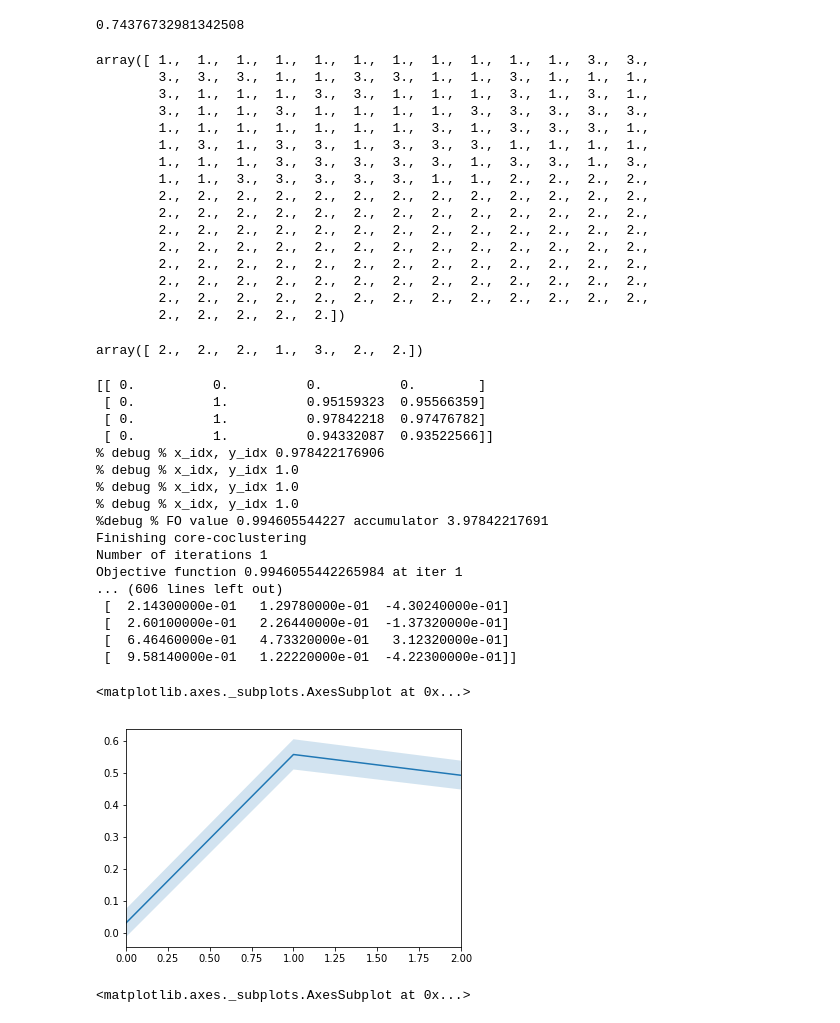
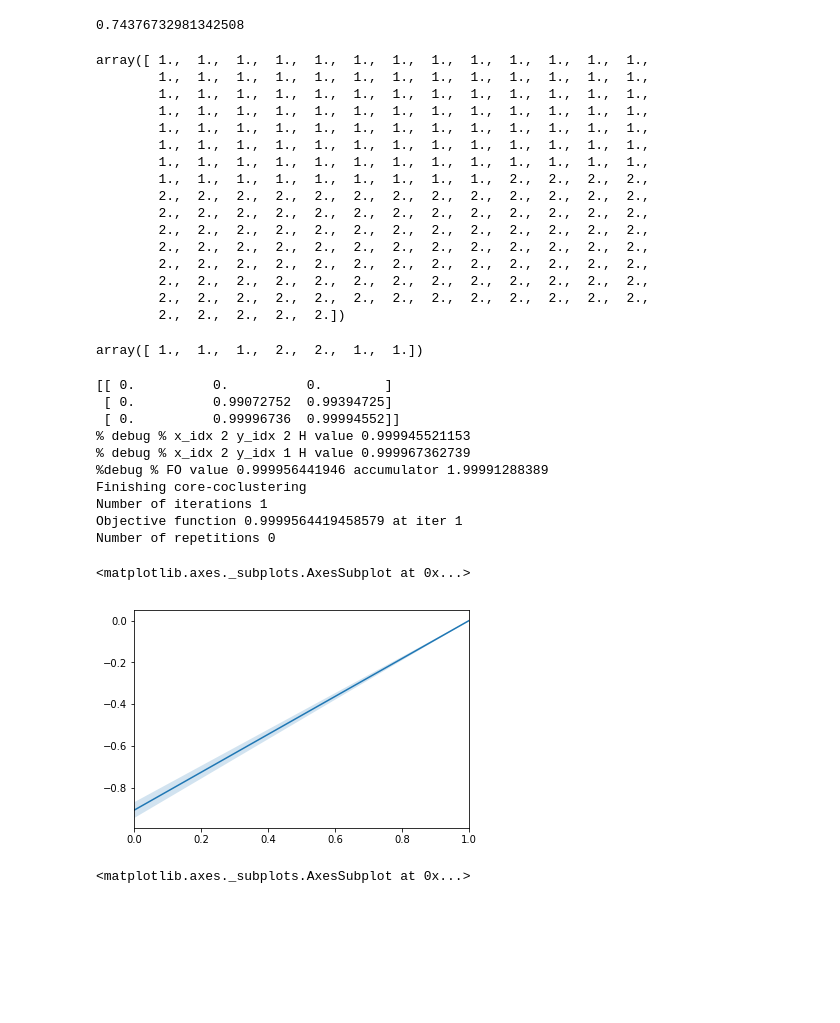
Before and after one commit to josechudev/GeneExpressionBiClustering, a Jupyter notebook: Notebooks/3.1 RAPOOC Test.ipynb, the cells around one changed output. Cells and saved outputs as stored; diff of their text form; code cells hidden in the pictures; blank space fills up the shorter version.

```diff
--- a/Notebooks/3.1 RAPOOC Test.ipynb
+++ b/Notebooks/3.1 RAPOOC Test.ipynb
@@ -65,11 +65,13 @@ class PairBasedCoherence(object):
 
     @property
     def HP(self):
-        if self._HP is None:
+        if self._HP is None and self._J>1:
             # print("Calculating Pair based coherence..")
             self._HP = self._compute_HP_()
             # print("Paired based coherence value: " + str(self._HP))
-        return self._HP
+            return self._HP
+        else:
+            return 0
 
     def _compute_HP_(self):
         HP = 0
@@ -98,7 +100,7 @@ $$
 H_{1}(I,J,X,z) =H_{0}(I,J,X) \cdot \frac{(I-1)}{(I+1)} + \frac{|2|}{(I)(I+1)} \cdot \sum_{x \epsilon X} {h(x,z,J)}
 $$
 # %%
-data = pd.read_csv('TestData/SimulatedDataCoherence/LowCoherenceMix.csv',header=None)
+data = pd.read_csv('TestData/SimulatedDataCoherence/HighCoherenceMix.csv',header=None)
 data = (data - 0.5) * 2.0
 # %%
 PairBasedCoherence(data).HP
@@ -246,7 +248,7 @@ class Rapooc_test(object):
 
         acc=0
         for x, y, in zip(x_idx, y_idx):
-            print("% debug % x_idx, y_idx " + str(self._cluster_H_values[x][y]))
+            print("% debug % x_idx " + str(x) +" y_idx " +str(y) + " H value "+ str(self._cluster_H_values[x][y]))
             acc += self._cluster_H_values[x][y]
 
         print("%debug % FO value " + str(acc/self._K) + " accumulator "+str(acc))
@@ -278,13 +280,13 @@ class Rapooc_test(object):
             # break conditions
             if (math.fabs(1 - objective_function) < 0.2):
                 break
-
+            """
             if(math.fabs(objective_function - of_last_value) > 0.001):
                 of_last_value = objective_function
                 n_repetitions = 0
             else:
                 n_repetitions += 1
-
+            """
             n_iterations += 1
 
         self._rho = best_rows
@@ -293,13 +295,13 @@ class Rapooc_test(object):
         print("Number of iterations " + str(n_iterations))
         print("Objective function " + str(math.fabs(best_OF)) + " at iter " +str(best_iter))
         print("Number of repetitions " + str(n_repetitions))
-        # '''
+        '''
         for i in range(1,int(max(self._rho) + 1)):
             for j in range (1, int(max(self._gamma) + 1)):
                 print("% debug % cluster i " + str(i) + " cluster j " + str(j))
                 print(self._D[np.ix_(np.where(self._rho == i)[0],
                                                               np.where(self._gamma == j)[0])])
-        # '''
+        '''
 
         # ax = sns.tsplot(data= self._D[np.ix_(np.where(self._rho == 1)[0],np.where(self._gamma == 2)[0])]
                                 # , err_style="unit_traces")
@@ -321,7 +323,7 @@ class Rapooc_test(object):
 
         actual_coherence = 0
         previous_cluster = mapping_array[index]
-        if (list(mapping_array).count(previous_cluster) < 4):
+        if (list(mapping_array).count(previous_cluster) <= 2):
             return
         prev_coherence = PairBasedCoherence(data[np.where(mapping_array == previous_cluster)]).HP
 
@@ -358,20 +360,20 @@ class Rapooc_test(object):
 
         return best_cluster, best_coherence
 # %%
-rapooc = Rapooc_test(data,3,3,4)
+rapooc = Rapooc_test(data,2,2,2)
 # %%
 rapooc.initialize()
 # %%
 rapooc.rho
 # %% [output]
-array([ 1.,  1.,  1.,  1.,  1.,  1.,  1.,  1.,  1.,  1.,  1.,  3.,  3.,
-        3.,  3.,  3.,  1.,  1.,  3.,  3.,  1.,  1.,  3.,  1.,  1.,  1.,
-        3.,  1.,  1.,  1.,  3.,  3.,  1.,  1.,  1.,  3.,  1.,  3.,  1.,
-        3.,  1.,  1.,  3.,  1.,  1.,  1.,  1.,  3.,  3.,  3.,  3.,  3.,
-        1.,  1.,  1.,  1.,  1.,  1.,  1.,  3.,  1.,  3.,  3.,  3.,  1.,
-        1.,  3.,  1.,  3.,  3.,  1.,  3.,  3.,  3.,  1.,  1.,  1.,  1.,
-        1.,  1.,  1.,  3.,  3.,  3.,  3.,  3.,  1.,  3.,  3.,  1.,  3.,
-        1.,  1.,  3.,  3.,  3.,  3.,  3.,  1.,  1.,  2.,  2.,  2.,  2.,
+array([ 1.,  1.,  1.,  1.,  1.,  1.,  1.,  1.,  1.,  1.,  1.,  1.,  1.,
+        1.,  1.,  1.,  1.,  1.,  1.,  1.,  1.,  1.,  1.,  1.,  1.,  1.,
+        1.,  1.,  1.,  1.,  1.,  1.,  1.,  1.,  1.,  1.,  1.,  1.,  1.,
+        1.,  1.,  1.,  1.,  1.,  1.,  1.,  1.,  1.,  1.,  1.,  1.,  1.,
+        1.,  1.,  1.,  1.,  1.,  1.,  1.,  1.,  1.,  1.,  1.,  1.,  1.,
+        1.,  1.,  1.,  1.,  1.,  1.,  1.,  1.,  1.,  1.,  1.,  1.,  1.,
+        1.,  1.,  1.,  1.,  1.,  1.,  1.,  1.,  1.,  1.,  1.,  1.,  1.,
+        1.,  1.,  1.,  1.,  1.,  1.,  1.,  1.,  1.,  2.,  2.,  2.,  2.,
         2.,  2.,  2.,  2.,  2.,  2.,  2.,  2.,  2.,  2.,  2.,  2.,  2.,
         2.,  2.,  2.,  2.,  2.,  2.,  2.,  2.,  2.,  2.,  2.,  2.,  2.,
         2.,  2.,  2.,  2.,  2.,  2.,  2.,  2.,  2.,  2.,  2.,  2.,  2.,
@@ -383,32 +385,25 @@ array([ 1.,  1.,  1.,  1.,  1.,  1.,  1.,  1.,  1.,  1.,  1.,  3.,  3.,
 # %%
 rapooc.gamma
 # %% [output]
-array([ 2.,  2.,  2.,  1.,  3.,  2.,  2.])
+array([ 1.,  1.,  1.,  2.,  2.,  1.,  1.])
 # %%
 rapooc.core_co_clustering()
 # %% [output]
-[[ 0.          0.          0.          0.        ]
- [ 0.          1.          0.95159323  0.95566359]
- [ 0.          1.          0.97842218  0.97476782]
- [ 0.          1.          0.94332087  0.93522566]]
-% debug % x_idx, y_idx 0.978422176906
-% debug % x_idx, y_idx 1.0
-% debug % x_idx, y_idx 1.0
-% debug % x_idx, y_idx 1.0
-%debug % FO value 0.994605544227 accumulator 3.97842217691
+[[ 0.          0.          0.        ]
+ [ 0.          0.99072752  0.99394725]
+ [ 0.          0.99996736  0.99994552]]
+% debug % x_idx 2 y_idx 2 H value 0.999945521153
+% debug % x_idx 2 y_idx 1 H value 0.999967362739
+%debug % FO value 0.999956441946 accumulator 1.99991288389
 Finishing core-coclustering
 Number of iterations 1
-Objective function 0.9946055442265984 at iter 1
-... (606 lines left out)
- [  2.14300000e-01   1.29780000e-01  -4.30240000e-01]
- [  2.60100000e-01   2.26440000e-01  -1.37320000e-01]
- [  6.46460000e-01   4.73320000e-01   3.12320000e-01]
- [  9.58140000e-01   1.22220000e-01  -4.22300000e-01]]
+Objective function 0.9999564419458579 at iter 1
+Number of repetitions 0
 # %%
-sns.tsplot(data= rapooc._D[np.ix_(np.where(rapooc._rho == 1)[0],np.where(rapooc._gamma == 2)[0])])
+sns.tsplot(data= rapooc._D[np.ix_(np.where(rapooc._rho == 2)[0],np.where(rapooc._gamma == 2)[0])])
 # %% [output]
 <matplotlib.axes._subplots.AxesSubplot at 0x...>
-[figure, old version]
+[figure, new version]
 # %%
 sns.tsplot(np.array(data))
 # %% [output]
```
Also changed, not shown: parts of 11 cells of this notebook.
